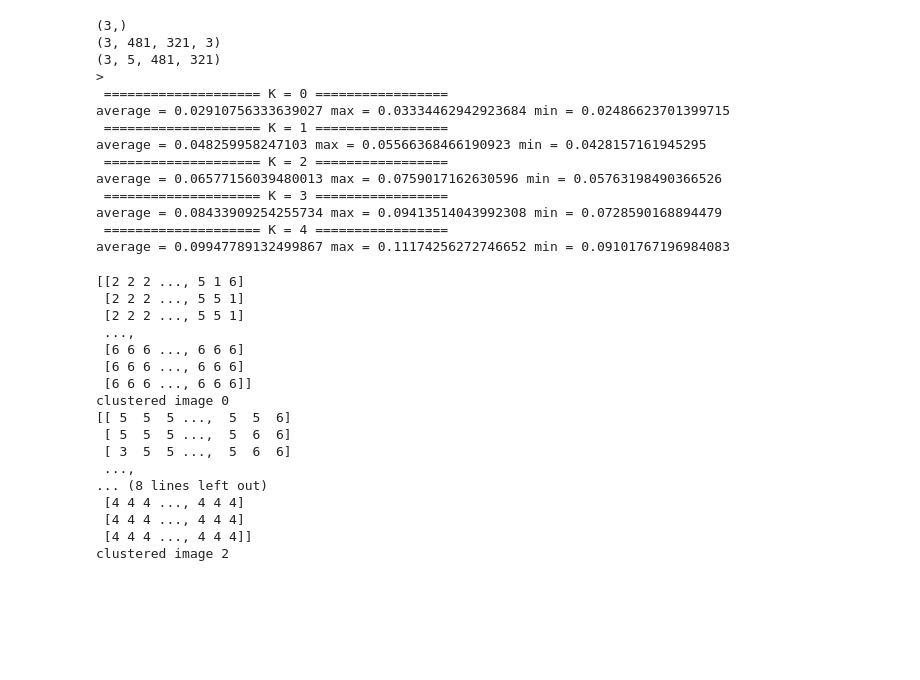
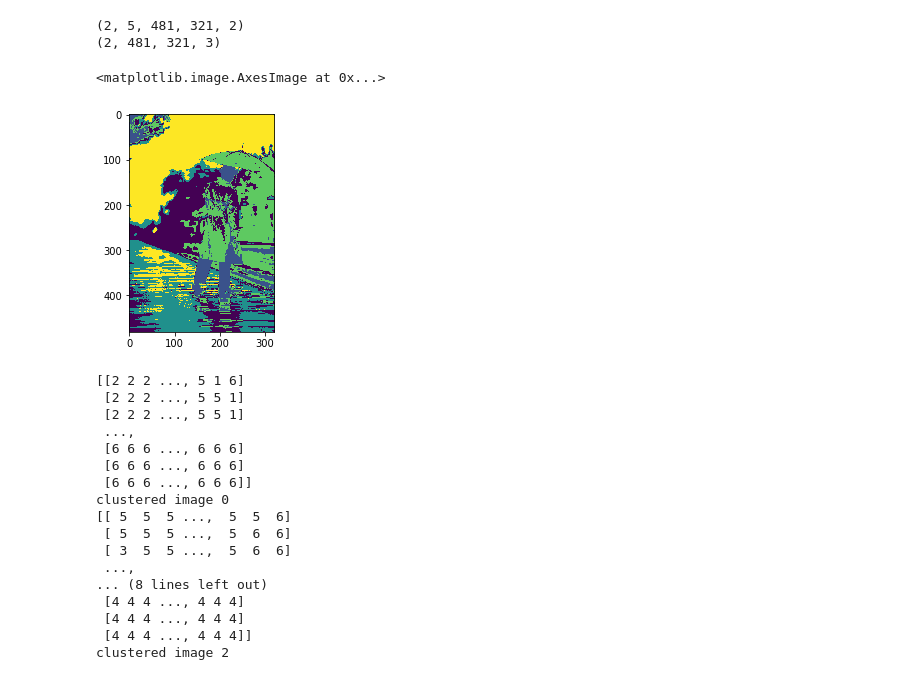
Before and after one commit to yakout/image-segmentation, a Jupyter notebook: lab5.ipynb, the cells around one changed output. Cells and saved outputs as stored; diff of their text form; code cells hidden in the pictures; blank space fills up the shorter version.

```diff
--- a/lab5.ipynb
+++ b/lab5.ipynb
@@ -22,18 +1,24 @@ visualize_image('22090', 'train')
 # %%
-test_path = BERKELEY_IMG_DIR + FILE_SEPERATOR + 'test'
-gt_path = BERKELEY_GT_DIR + FILE_SEPERATOR + 'test'
+from utils import *
+from k_means import *
+from image_segmentation import *
+from metrics import *
 
 
-X, y = load_images('test')
-# print(y.shape)
-# print(X.shape)
+%matplotlib inline
+
+# visualize_image('22090', 'train')
+
+
+X, y = load_images('test', limit=True, max_limit=2)
+print(y.shape)
+print(X.shape)
 # plt.imshow(y[0][0][:, :, 0])
 
 
-
-
-images = segment_images(X)
-print('>')
+images = kmeans_segment_images(X, cache=True, load_from_cache=True)
+# plt.imshow(images[0][1])
+# print('>')
 # print(images[0].shape)
 # plt.imshow(y[0][0][:, :, 1], cmap='Greys_r') # boundries
 # plt.imshow(y[0][0][:, :, 0])  # segmentation
@@ -51,53 +36,43 @@ print('>')
 # plt.imshow(y[0][4][:, :, 0])
 # plt.figure()
 # plt.imshow(y[0][0][:, :, 0])
-for k in range(images.shape[1]):
+# for k in range(images.shape[1]):
 #     plt.figure()
 #     plt.imshow(images[0, k, :, :])
-    print(" ==================== K = {} =================".format(k))
-    avgs = evaluate_k_means_entropy(images[:, k, :, :], y)
-    print("average = {} max = {} min = {}".format(np.average(avgs), np.max(avgs), np.min(avgs)))
+#     print(" ==================== K = {} =================".format(k))
+#     avgs = evaluate_k_means_entropy(images[:, k, :, :], y)
+#     print("average = {} max = {} min = {}".format(np.average(avgs), np.max(avgs), np.min(avgs)))
 
 #     print(" ==================== K = {} =================".format(k))
 #     f = f1_score_all(images[:, k, :, :], y)
 #     print(f)
 
 
 
 # img = np.array(get_image('2092', 'train'))
 # clusters, _ = segment(img)
 
 # seg_image = clusters.reshape((img.shape[0], img.shape[1]))
 # plt.imshow(seg_image)
 # plt.axis('off')
 # plt.savefig(f'./images/test.jpg')
 
 # seg_image = np.rot90(seg_image, 2)
 # seg_image = np.fliplr(seg_image)
 # xx = np.arange(img.shape[0])
 # yy = np.arange(img.shape[1])
 # X, Y = np.meshgrid(yy, xx)
 
 # fig = plt.figure()
 # h = plt.contourf(X, Y, seg_image)
 # plt.axis('off')
 # plt.subplots_adjust(top = 1, bottom = 0, right = 1, left = 0, hspace = 0, wspace = 0)
 # plt.savefig(f'./Images/{i}_{k}.jpg')
 # %% [output]
-(3,)
-(3, 481, 321, 3)
-(3, 5, 481, 321)
->
- ==================== K = 0 =================
-average = 0.02910756333639027 max = 0.03334462942923684 min = 0.02486623701399715
- ==================== K = 1 =================
-average = 0.048259958247103 max = 0.05566368466190923 min = 0.0428157161945295
- ==================== K = 2 =================
-average = 0.06577156039480013 max = 0.0759017162630596 min = 0.05763198490366526
- ==================== K = 3 =================
-average = 0.08433909254255734 max = 0.09413514043992308 min = 0.0728590168894479
- ==================== K = 4 =================
-average = 0.09947789132499867 max = 0.11174256272746652 min = 0.09101767196984083
+(2, 5, 481, 321, 2)
+(2, 481, 321, 3)
+<matplotlib.image.AxesImage at 0x...>
+[figure, added]
 # %%
 clustered_images = []
 for i in range(X.shape[0]):
```
Also changed, not shown: parts of 1 cell of this notebook, 2 other files.
